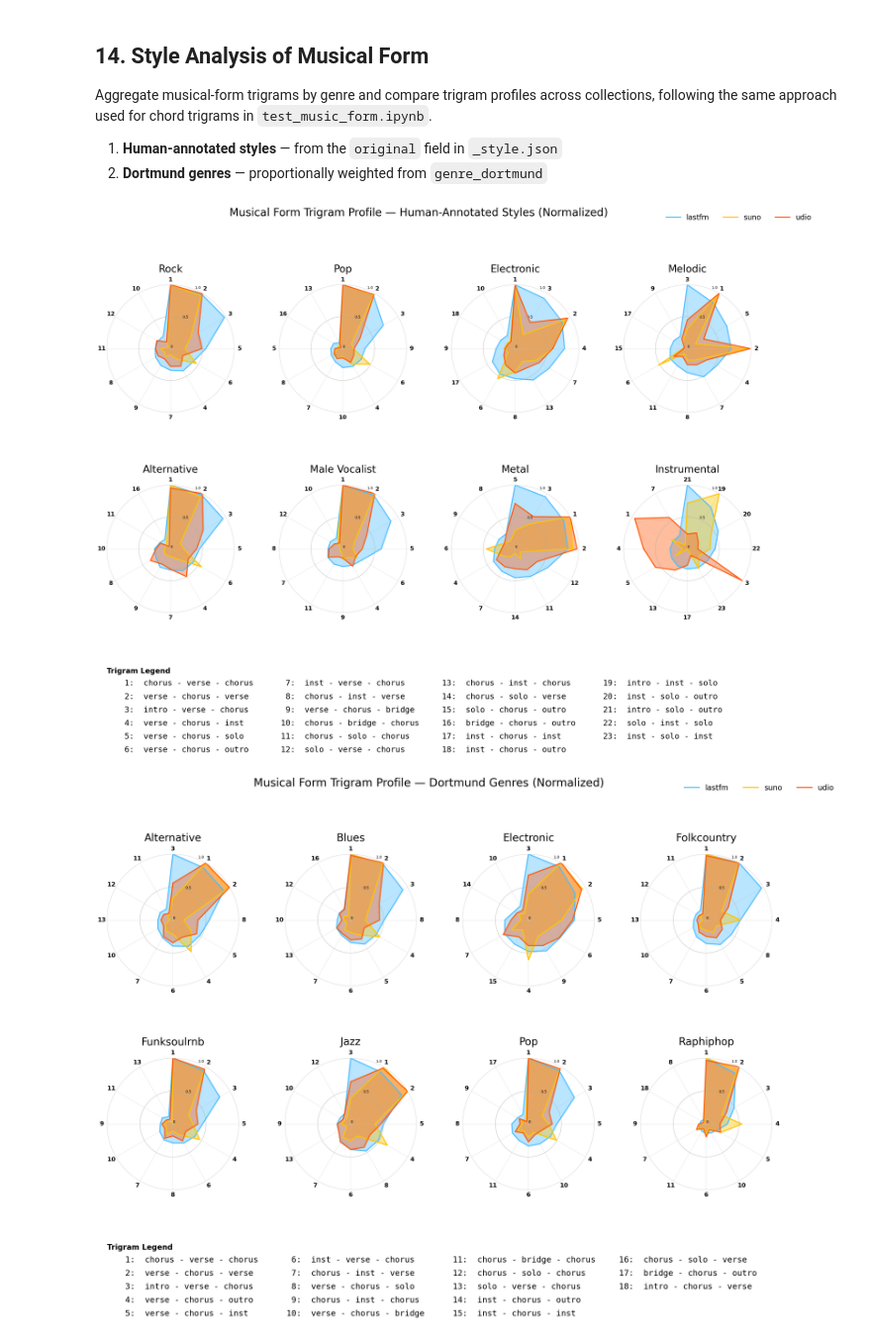
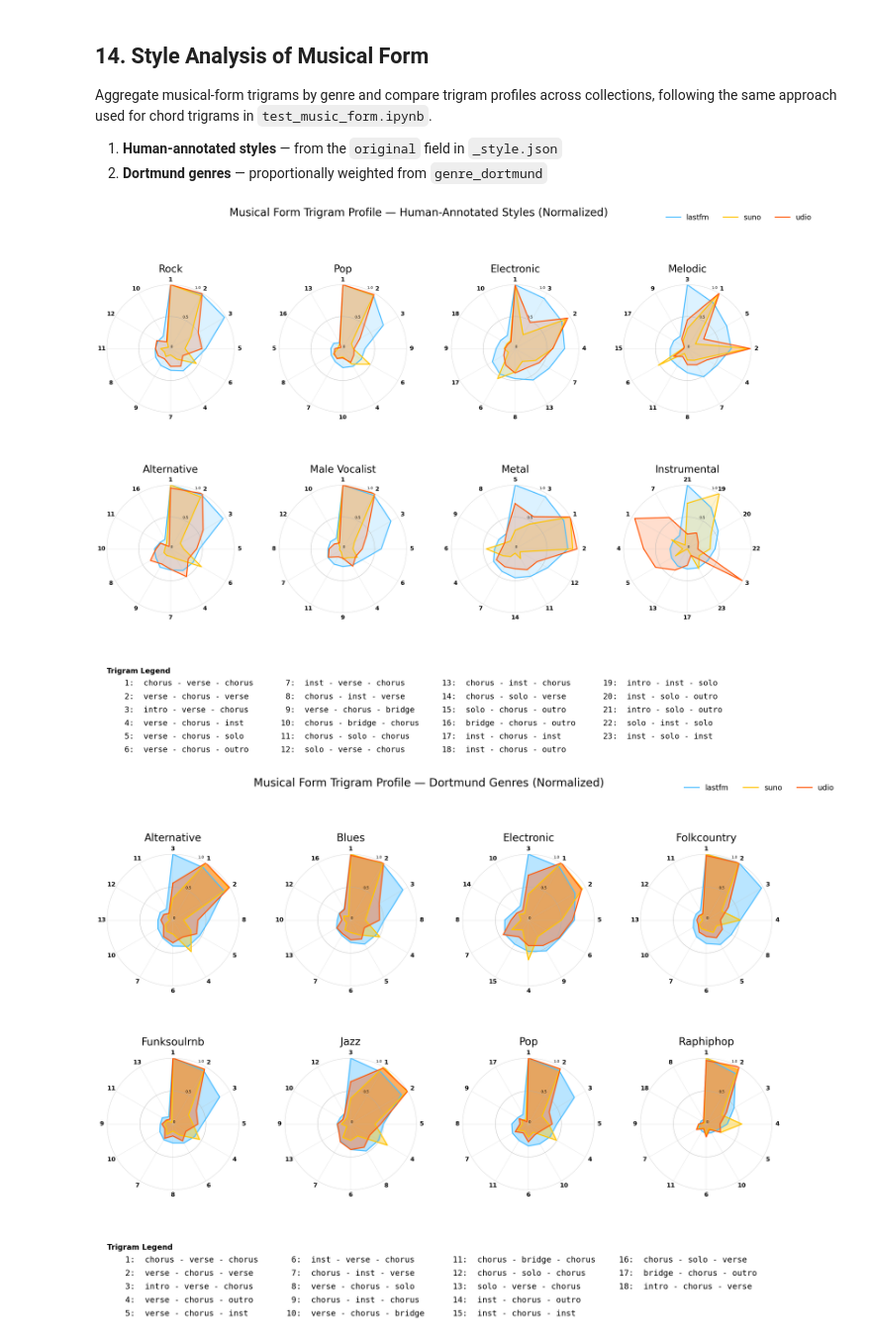
Before and after one commit to Dazzid/Aimir_Structure, a Jupyter notebook: src/musical_form_ace.ipynb, the cells around one changed output. Shown at 99% size. Cells and saved outputs as stored; diff of their text form; code cells hidden in the pictures.

```diff
--- a/src/musical_form_ace.ipynb
+++ b/src/musical_form_ace.ipynb
@@ -927,7 +927,7 @@ for ax_idx, style in enumerate(styles):
         data = [subset.loc[t, 'profile_ratio'] if t in subset.index else 0 for t in top_trigrams]
         data += data[:1]
         axes[ax_idx].plot(angles, data, color=color, label=col, linewidth=3)
-        axes[ax_idx].fill(angles, data, color=color, alpha=0.4)
+        axes[ax_idx].fill(angles, data, color=color, alpha=0.2)
 
     axes[ax_idx].set_xticks(angles[:-1])
     axes[ax_idx].set_xticklabels([str(global_trigram_num[t]) for t in top_trigrams],
@@ -943,34 +943,34 @@ for ax in axes[len(styles):]:
     ax.set_visible(False)
 
 # Collection legend (top-right area)
 line_handles = [mlines.Line2D([], [], color=color, linewidth=3, label=col)
                 for col, color in zip(COLLECTIONS, colors)]
 fig.legend(handles=line_handles, labels=COLLECTIONS,
            loc='upper right', bbox_to_anchor=(0.98, 0.99), fontsize=20, frameon=False, ncol=3)
 
 # Legend table at bottom
 ax_legend = fig.add_subplot(gs[n_rows, :])
 ax_legend.axis('off')
 
 sorted_items = sorted(global_trigram_num.items(), key=lambda x: x[1])
 n_items = len(sorted_items)
 n_legend_cols = 4
 rows_per_col = int(np.ceil(n_items / n_legend_cols))
 
 for idx, (trigram, num) in enumerate(sorted_items):
     col_idx = idx // rows_per_col
     row_idx = idx % rows_per_col
     x = col_idx / n_legend_cols + 0.02
     y = 1.0 - (row_idx + 0.5) / rows_per_col
     ax_legend.text(x, y, f"{num:>2d}:  {trigram}", fontsize=22, family='monospace',
                    va='center', ha='left', transform=ax_legend.transAxes)
 
 ax_legend.set_title("Trigram Legend", fontsize=20, fontweight='bold', loc='left', pad=10)
 plt.suptitle("Musical Form Trigram Profile — Human-Annotated Styles (Normalized)", fontsize=30, y=0.99)
 plt.savefig('../Figures/musical_form_trigram_styles_spider.png', dpi=300, bbox_inches='tight')
 plt.show()
 # %% [output]
-[figure, old version]
+[figure, new version]
 # %%
 # ── Dortmund genres: proportional style analysis ──
 # Global trigram numbering: one consistent number per unique trigram across all genres
```
Also changed, not shown: parts of 5 cells of this notebook, 11 other files.
